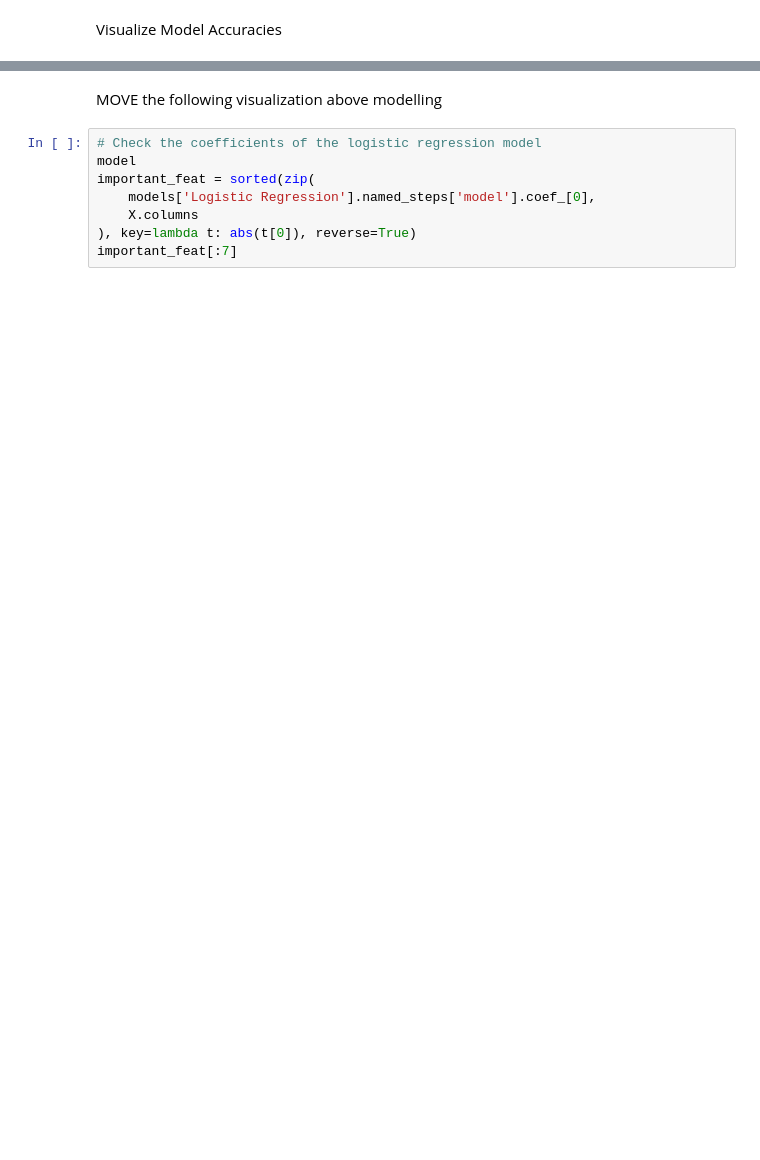
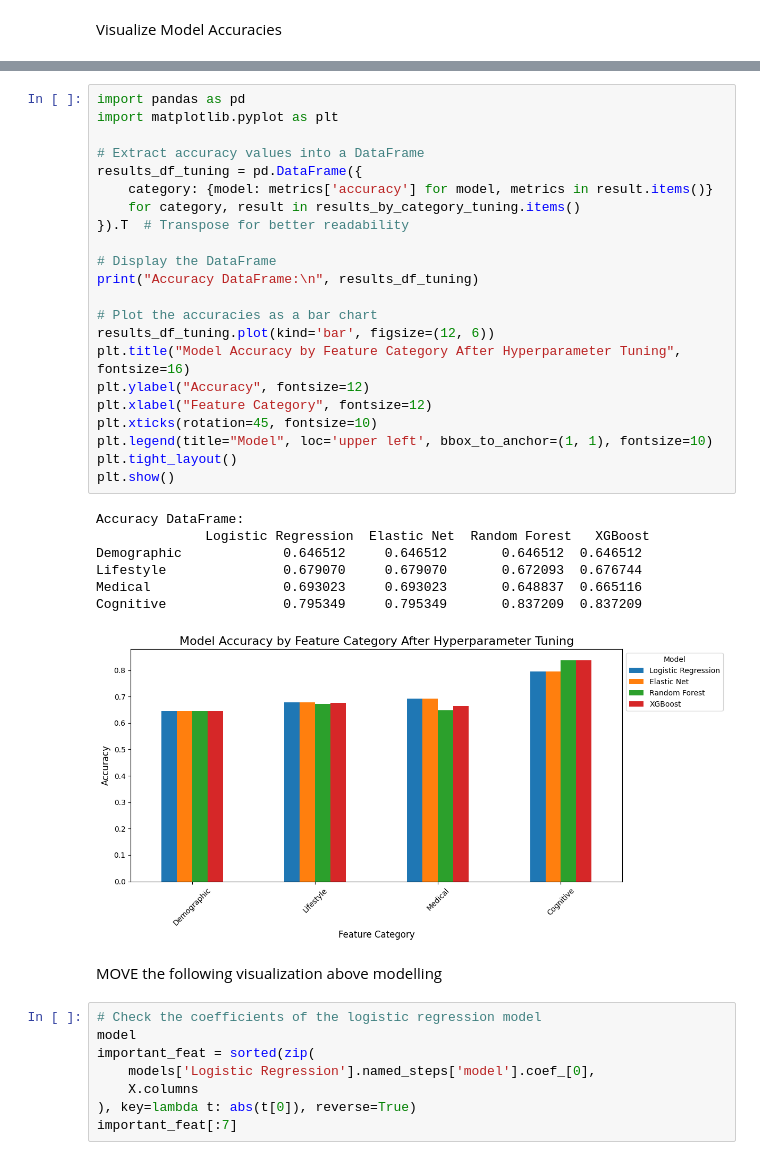
Before and after one commit to alekhyavittalam/alzheimers_diagnosis_prediction, a Jupyter notebook: alzheimers.ipynb, the cells around one changed output, grey strips where cells are left out. Saved outputs shown, nothing was run; the diff lists cells and outputs as text; blank space fills up the shorter version.

Commit message:
Hyperparameter tuning + visualizations
Added lasso, ridge and elastic net hyperparameter tuning. Also did grid search for feature categories.

```diff
--- a/alzheimers.ipynb
+++ b/alzheimers.ipynb
@@ -836,4 +1179,34 @@ Cognitive               0.795349       0.781395  0.809302       0.827907
 [figure]
+# %%
+import pandas as pd
+import matplotlib.pyplot as plt
+
+# Extract accuracy values into a DataFrame
+results_df_tuning = pd.DataFrame({
+    category: {model: metrics['accuracy'] for model, metrics in result.items()}
+    for category, result in results_by_category_tuning.items()
+}).T  # Transpose for better readability
+
+# Display the DataFrame
+print("Accuracy DataFrame:\n", results_df_tuning)
+
+# Plot the accuracies as a bar chart
+results_df_tuning.plot(kind='bar', figsize=(12, 6))
+plt.title("Model Accuracy by Feature Category After Hyperparameter Tuning", fontsize=16)
+plt.ylabel("Accuracy", fontsize=12)
+plt.xlabel("Feature Category", fontsize=12)
+plt.xticks(rotation=45, fontsize=10)
+plt.legend(title="Model", loc='upper left', bbox_to_anchor=(1, 1), fontsize=10)
+plt.tight_layout()
+plt.show()
+# %% [output]
+Accuracy DataFrame:
+              Logistic Regression  Elastic Net  Random Forest   XGBoost
+Demographic             0.646512     0.646512       0.646512  0.646512
+Lifestyle               0.679070     0.679070       0.672093  0.676744
+Medical                 0.693023     0.693023       0.648837  0.665116
+Cognitive               0.795349     0.795349       0.837209  0.837209
+[figure, added]
 # %% [markdown]
 MOVE the following visualization above modelling
 # %%
```
Also changed, not shown: parts of 20 cells of this notebook, 1 other file.
